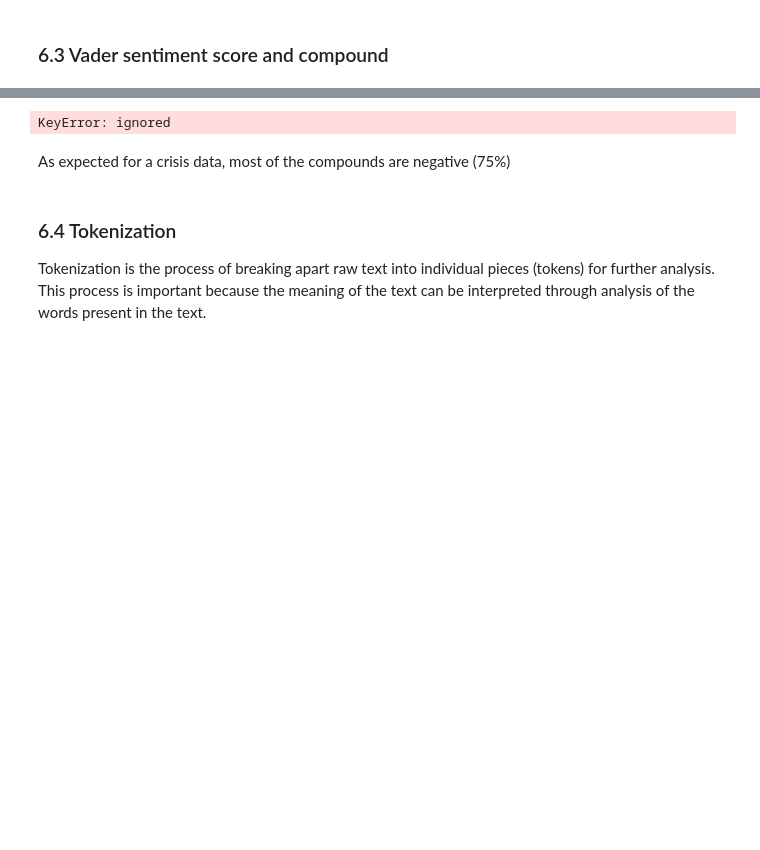
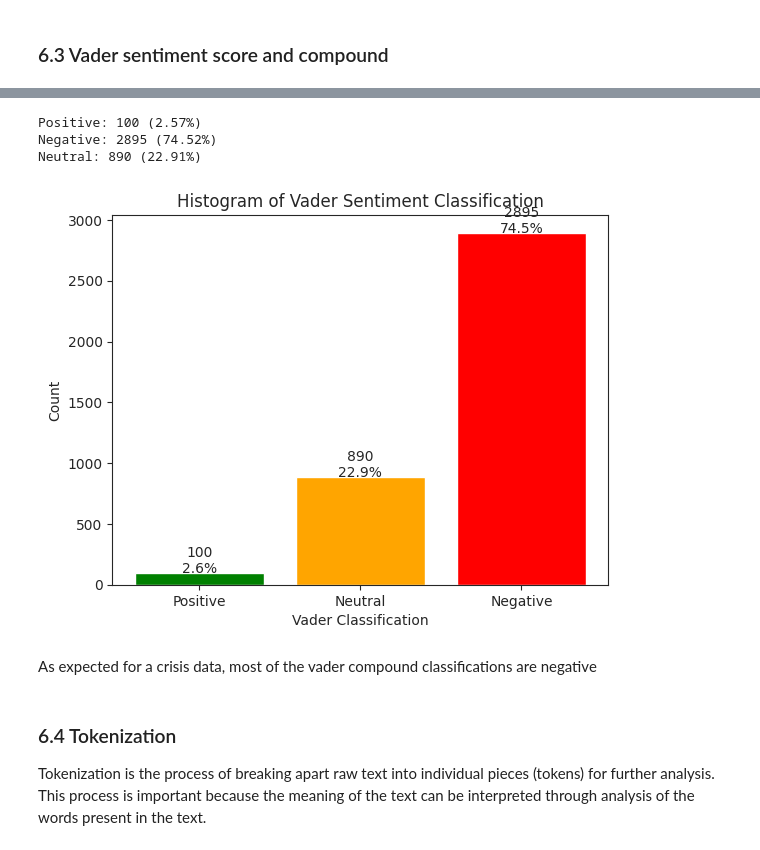
Before and after one commit to obengdouglas/UTD-BUAN6341_AppliedML, a Jupyter notebook: BUAN_6341_NLP_Project_Analysis_of_conflicts_in_West_Africa_2021_using_ACLED_data.ipynb, the cells around one changed output, grey strips where cells are left out. Cells and saved outputs as stored; diff of their text form; code cells hidden in the pictures; blank space fills up the shorter version.

```diff
--- a/BUAN_6341_NLP_Project_Analysis_of_conflicts_in_West_Africa_2021_using_ACLED_data.ipynb
+++ b/BUAN_6341_NLP_Project_Analysis_of_conflicts_in_West_Africa_2021_using_ACLED_data.ipynb
@@ -731,9 +740,10 @@ acled23.head()
 5 rows × 38 columns
 # %%
 # Count number of pos, neg, and neu values
-pos_count = acled23['Classification'].value_counts()['pos']
-neg_count = acled23['Classification'].value_counts()['neg']
-neu_count = acled23['Classification'].value_counts()['neu']
+class_counts = acled23['Classification'].value_counts()
+pos_count = class_counts.get('pos', 0)
+neu_count = class_counts.get('neu', 0)
+neg_count = class_counts.get('neg', 0)
 
 # Calculate percentages
 total_count = pos_count + neg_count + neu_count
@@ -746,9 +756,30 @@ print("Positive: {} ({:.2f}%)".format(pos_count, pos_pct))
 print("Negative: {} ({:.2f}%)".format(neg_count, neg_pct))
 print("Neutral: {} ({:.2f}%)".format(neu_count, neu_pct))
 # %% [output]
-KeyError: ignored
+Positive: 100 (2.57%)
+Negative: 2895 (74.52%)
+Neutral: 890 (22.91%)
+# %%
+import plotly.graph_objects as go
+
+# Create a bar plot of the sentiment counts
+plt.bar(['Positive', 'Neutral', 'Negative'], [pos_count, neu_count, neg_count], color=['green', 'orange', 'red'])
+
+# Add count and percentage labels to the bars
+for i, count in enumerate([pos_count, neu_count, neg_count]):
+    plt.text(i, count, f"{count}\n{round(count/total_count*100, 1)}%", ha='center')
+
+# Add a title and axis labels
+plt.title('Histogram of Vader Sentiment Classification')
+plt.xlabel('Vader Classification')
+plt.ylabel('Count')
+
+# Show the plot
+plt.show()
+# %% [output]
+[figure, added]
 # %% [markdown]
-As expected for a crisis data, most of the compounds are negative (75%)
+As expected for a crisis data, most of the vader compound classifications are negative
 # %% [markdown]
 ### 6.4 Tokenization
 Tokenization is the process of breaking apart raw text into individual pieces (tokens) for further analysis. This process is important because the meaning of the text can be interpreted through analysis of the words present in the text.
```
Also changed, not shown: parts of 10 cells of this notebook.
